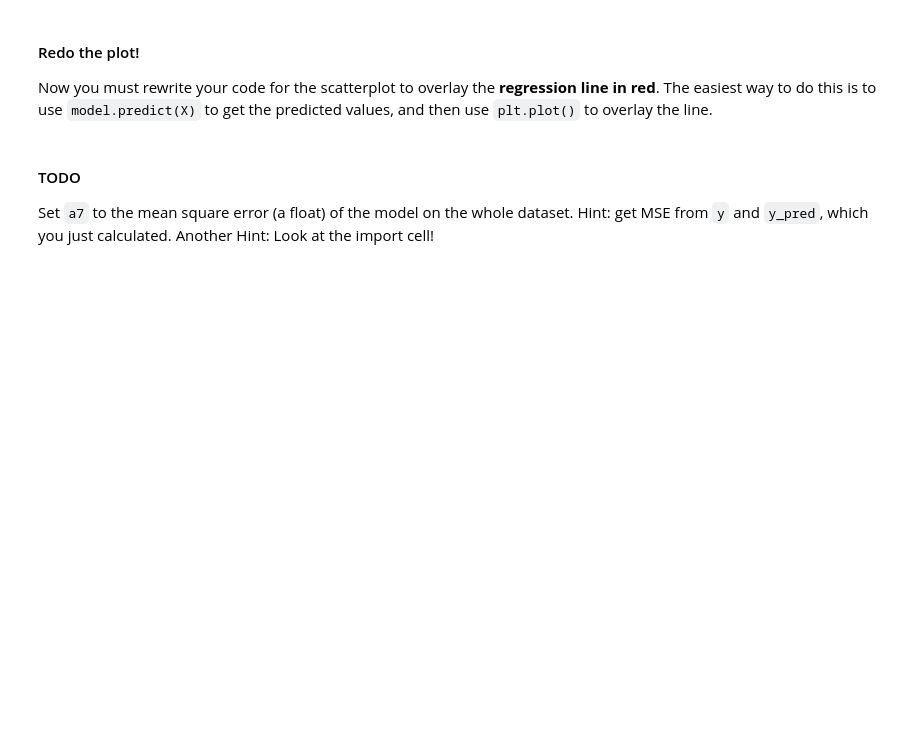
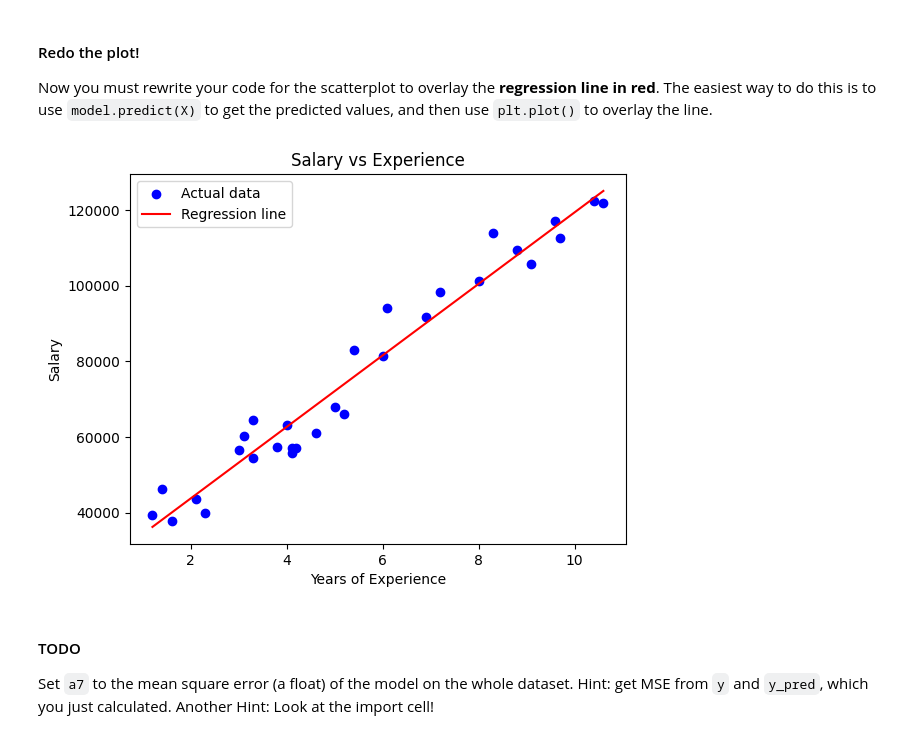
Before and after one commit to CockrelMBU25/Module-3-Assignments, a Jupyter notebook: Homework_01.ipynb, the cells around one changed output. Cells and saved outputs as stored; diff of their text form; code cells hidden in the pictures; blank space fills up the shorter version.

```diff
--- a/Homework_01.ipynb
+++ b/Homework_01.ipynb
@@ -315,6 +349,24 @@ Now you must rewrite your code for the scatterplot to overlay the **regression l
 is to  use `model.predict(X)` to get the predicted values, and then use `plt.plot()` to overlay the line.
 # %%
 # Your code here (not graded)
+
+x = salary_data_raw[['YearsExperience']]
+y = salary_data_raw['Salary']
+
+model = LinearRegression()
+model.fit(x, y)
+
+y_pred = model.predict(x)
+
+plt.scatter(x, y, color='blue', label='Actual data')
+plt.plot(x, y_pred, color='red', label='Regression line')
+plt.xlabel('Years of Experience')
+plt.ylabel('Salary')
+plt.title('Salary vs Experience')
+plt.legend()
+plt.show()
+# %% [output]
+[figure, added]
 # %% [markdown]
 #### TODO
 
```
Also changed, not shown: parts of 7 cells of this notebook.
